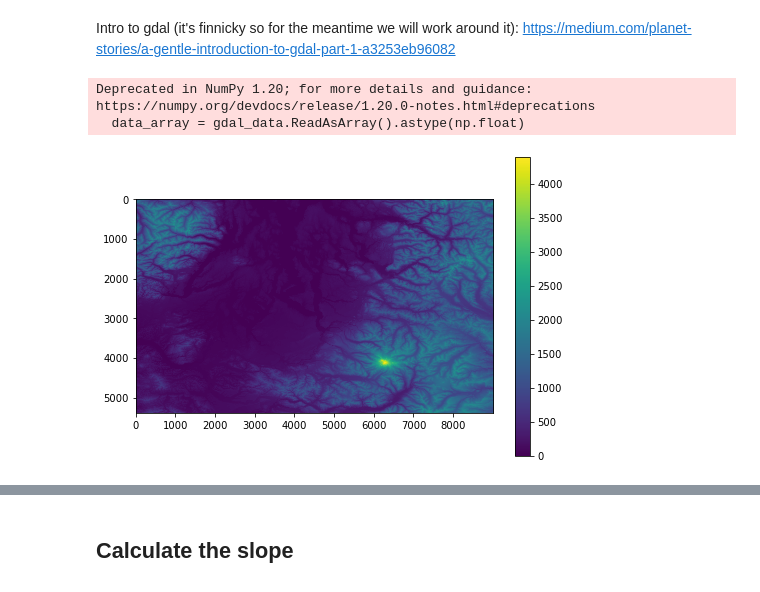
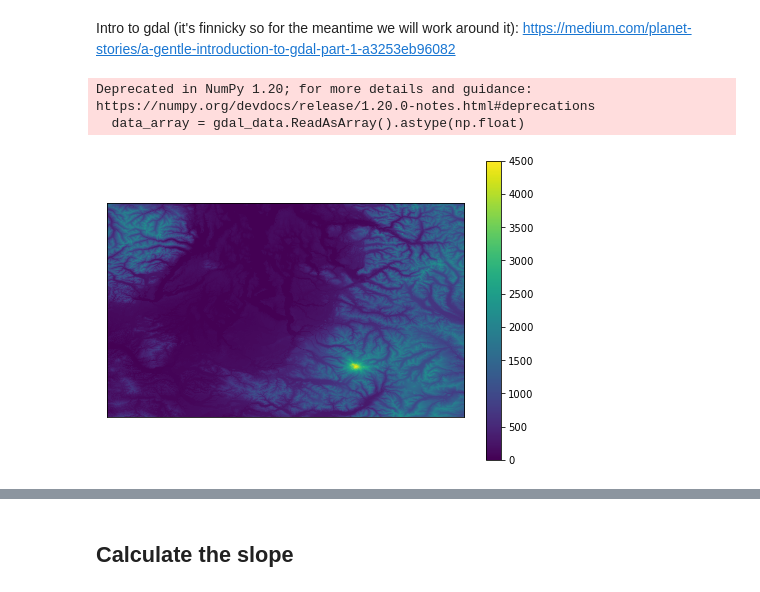
Before and after one commit to ognancy4life/chanterelle_finder, a Jupyter notebook: Chanterelle_finder.ipynb, the cells around one changed output, grey strips where cells are left out. Cells and saved outputs as stored; diff of their text form; code cells hidden in the pictures.

```diff
--- a/Chanterelle_finder.ipynb
+++ b/Chanterelle_finder.ipynb
@@ -38,23 +40,25 @@ Intro to gdal (it's finnicky so for the meantime we will work around it): https:
 # %%
 # Another example: https://www.earthdatascience.org/tutorials/python/elevation/
 filename = 'NWWashington.tif'
 gdal_data = gdal.Open(filename)
 gdal_band = gdal_data.GetRasterBand(1)
 nodataval = gdal_band.GetNoDataValue()
 
 # convert to a numpy array
 data_array = gdal_data.ReadAsArray().astype(np.float)
 data_array
 
 # replace missing values if necessary
 if np.any(data_array == nodataval):
     data_array[data_array == nodataval] = np.nan
 
 NWWA_dem = rd.rdarray(data_array, no_data=-9999)
-plt.imshow(NWWA_dem,interpolation='none', vmin=0)
+plt.imshow(NWWA_dem,interpolation='none', vmin=0, vmax = 4500)
 plt.colorbar()
+plt.xticks([])
+plt.yticks([])
 plt.show()
 # %% [output]
 Deprecated in NumPy 1.20; for more details and guidance: https://numpy.org/devdocs/release/1.20.0-notes.html#deprecations
   data_array = gdal_data.ReadAsArray().astype(np.float)
-[figure, old version]
+[figure, new version]
```
Also changed, not shown: parts of 7 cells of this notebook.
